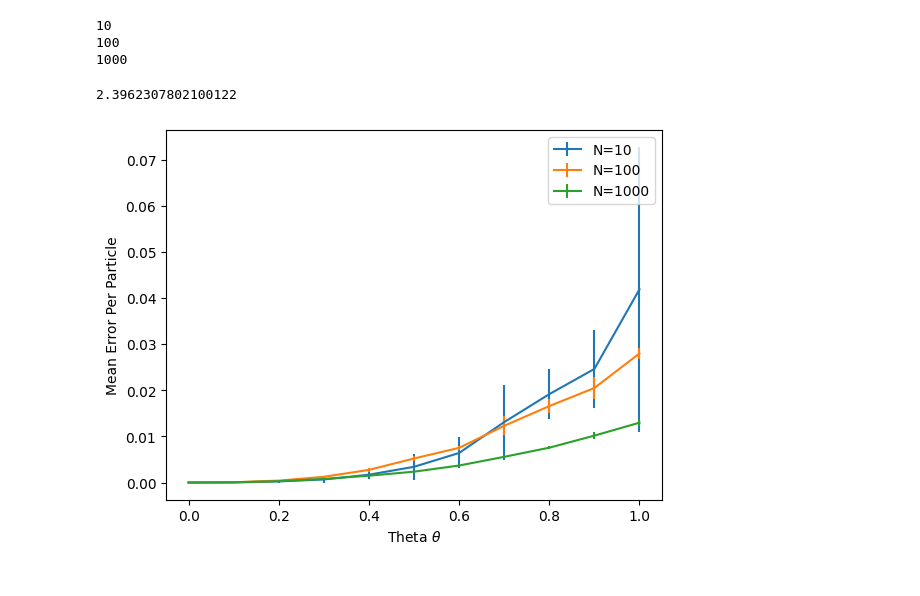
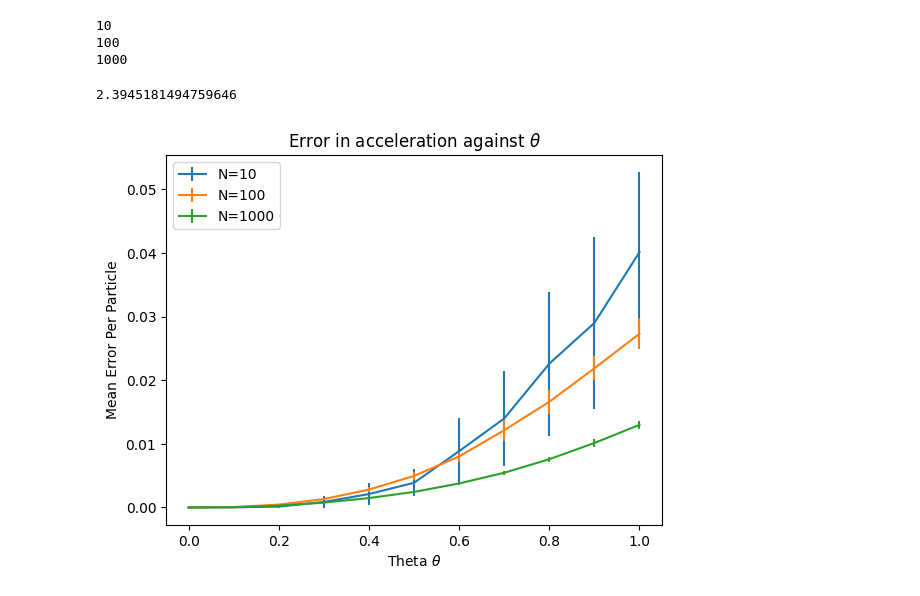
Before and after one commit to BevisD/n-body-bjd55, a Jupyter notebook: barnes_hut_errors.ipynb, the cells around one changed output. Cells and saved outputs as stored; diff of their text form; code cells hidden in the pictures.

```diff
--- a/barnes_hut_errors.ipynb
+++ b/barnes_hut_errors.ipynb
@@ -6,7 +6,7 @@ from forces import Inverse
 import numpy as np
 # %%
 Ns = [10, 100, 1000]
-ITERS = 10
+ITERS = 40
 THETAS = np.linspace(0, 1, 11)
 G = 1
 
@@ -43,16 +43,19 @@ for N in Ns:
 regression = np.polyfit(np.log(THETAS[1:]), np.log(errors[1000][1:]), 1)
 print(regression[0])
 # %% [output]
-2.3962307802100122
+2.3945181494759646
 # %%
 for N in Ns:
     plt.errorbar(THETAS, errors[N], errors_std[N], label=f"{N=}")
 
 plt.xlabel(f"Theta $\\theta$")
 plt.ylabel("Mean Error Per Particle")
+
+plt.title(r"Error in acceleration against $\theta$")
 # plt.yscale("log")
 # plt.xscale("log")
-plt.legend()
+plt.legend(loc="upper left")
 plt.show()
+# plt.savefig("figures/barnes_hut_error.png", dpi=300)
 # %% [output]
-[figure, old version]
+[figure, new version]
```
Also changed, not shown: 15 other files.
